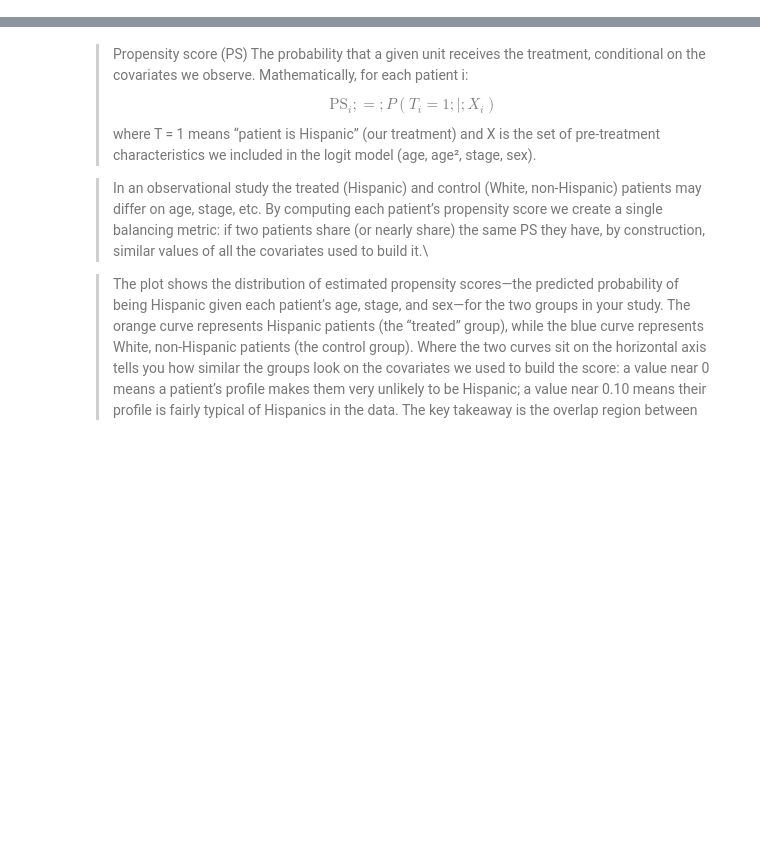
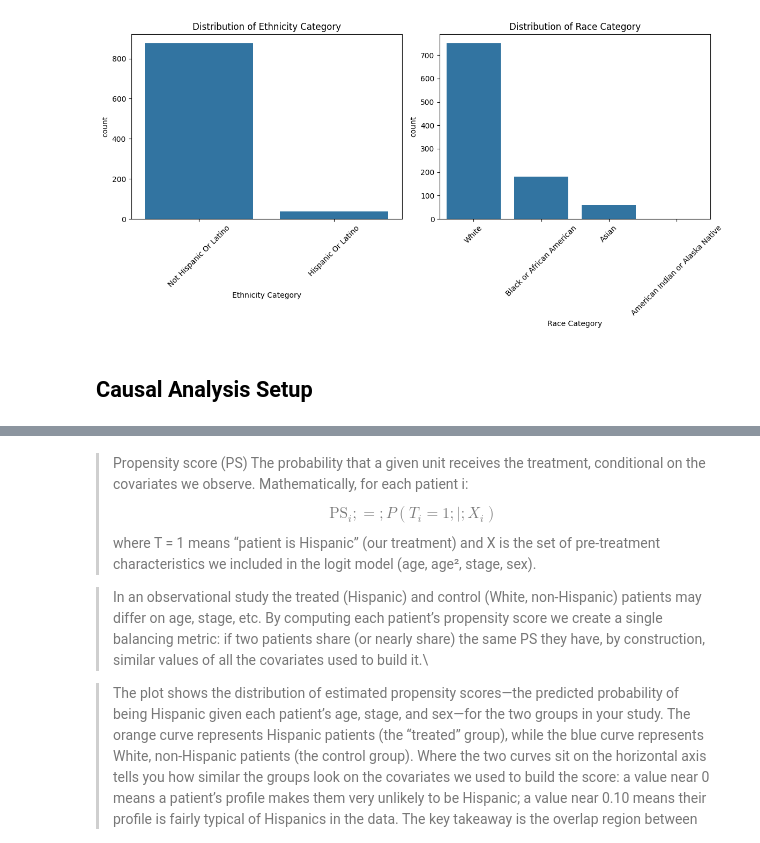
Before and after one commit to syedhumarahim/Breast_Cancer_Analysis, a Jupyter notebook: causal_analysis_black.ipynb, the cells around one changed output, grey strips where cells are left out. Saved outputs shown, nothing was run; the diff lists cells and outputs as text; code cells hidden in the pictures; blank space fills up the shorter version.

```diff
--- a/causal_analysis_black.ipynb
+++ b/causal_analysis_black.ipynb
@@ -32,26 +50,27 @@ print(df["Race Category"].value_counts())
 # %%
 # Plot distribution of Ethnicity and Race
 plt.figure(figsize=(12, 6))
 
-# Bar chart for Ethnicity Category
+# Ethnicity bar chart
 plt.subplot(1, 2, 1)
 sns.countplot(
     data=df, x="Ethnicity Category", order=df["Ethnicity Category"].value_counts().index
 )
 plt.title("Distribution of Ethnicity Category")
 plt.xticks(rotation=45)
 
-# Bar chart for Race Category
+# Race bar chart
 plt.subplot(1, 2, 2)
 sns.countplot(
     data=df, x="Race Category", order=df["Race Category"].value_counts().index
 )
 plt.title("Distribution of Race Category")
 plt.xticks(rotation=45)
 
 plt.tight_layout()
 plt.show()
-
-# Parse the form completion date properly
-df["Form completion date"] = pd.to_datetime(df["Form completion date"], errors="coerce")
+# %% [output]
+[figure, added]
+# %% [markdown]
+## Causal Analysis Setup
 # %%
```
Also changed, not shown: parts of 17 cells of this notebook.
